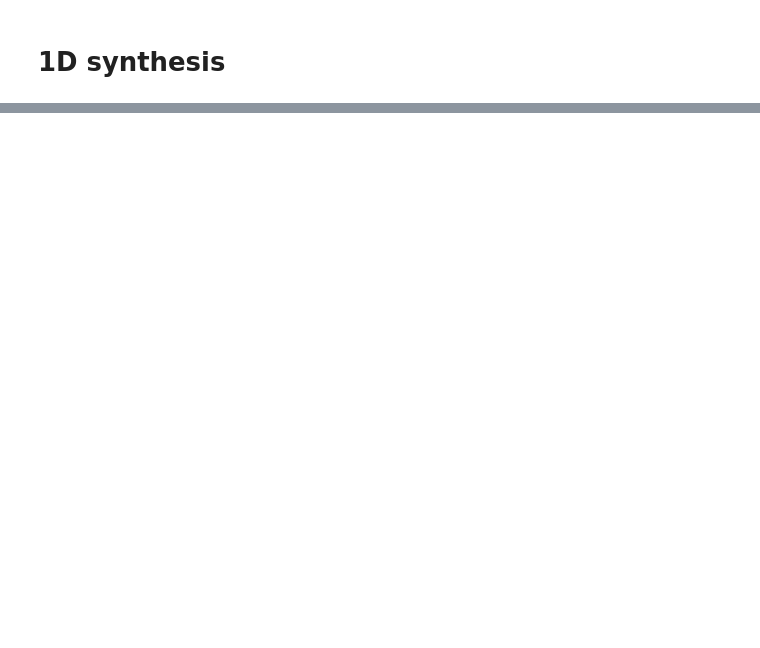
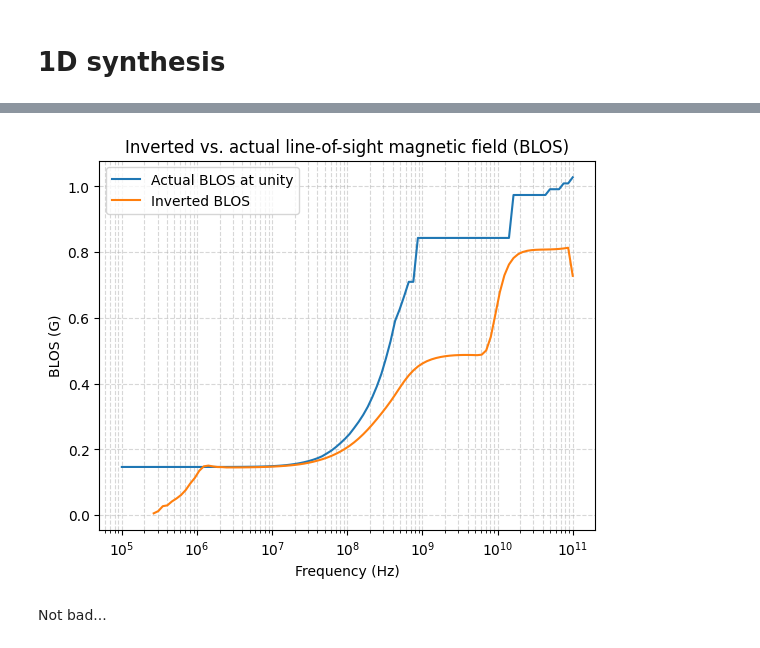
Before and after one commit to underpig1/pysolrad, a Jupyter notebook: example.ipynb, the cells around one changed output, grey strips where cells are left out. Cells and saved outputs as stored; diff of their text form; code cells hidden in the pictures; blank space fills up the shorter version.

```diff
--- a/example.ipynb
+++ b/example.ipynb
@@ -337,0 +346,21 @@ plt.show()
+# %%
+P = [img.V/img.I for img in images]
+Tb = [img.I for img in images]
+spectral_idx = -np.gradient(np.log10(Tb), np.log10(vs))
+blos_at_unity = [blos[int(img.uidx)] for img in images]
+inverted_blos = (P*vs)/(2.8e6*spectral_idx)
+
+plt.figure()
+plt.plot(vs, blos_at_unity, label='Actual BLOS at unity')
+plt.plot(vs, inverted_blos, label='Inverted BLOS')
+plt.grid(True, which='both', linestyle='--', alpha=0.5)
+plt.xscale('log')
+plt.xlabel('Frequency (Hz)')
+plt.ylabel('BLOS (G)')
+plt.legend()
+plt.title('Inverted vs. actual line-of-sight magnetic field (BLOS)')
+plt.show()
+# %% [output]
+[figure, added]
+# %% [markdown]
+Not bad...
```
Also changed, not shown: parts of 3 cells of this notebook, 1 other file.
